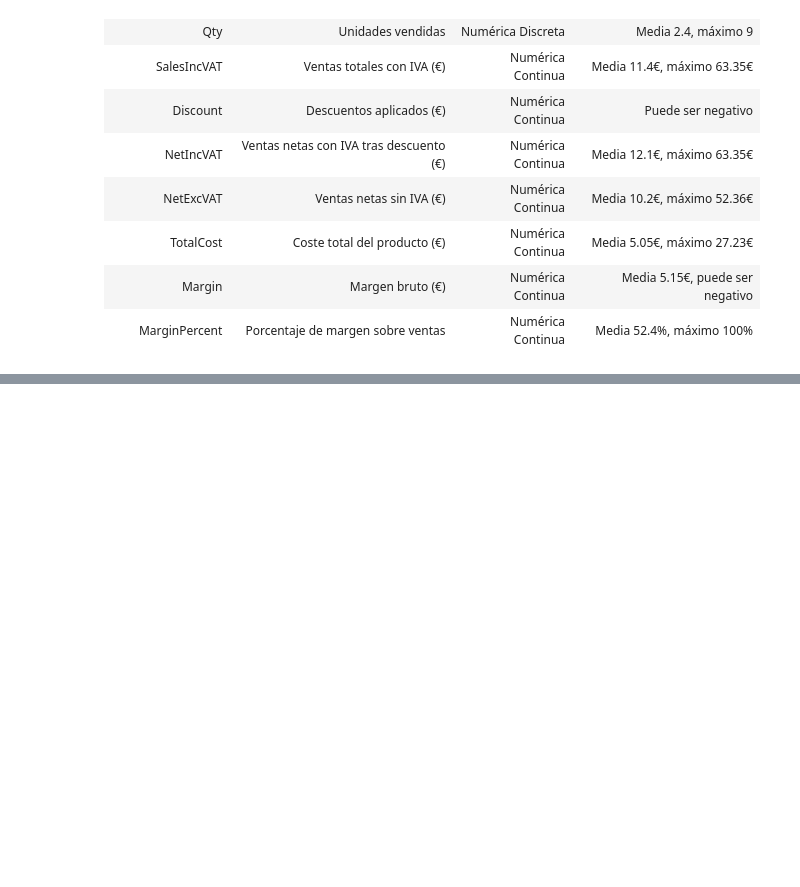
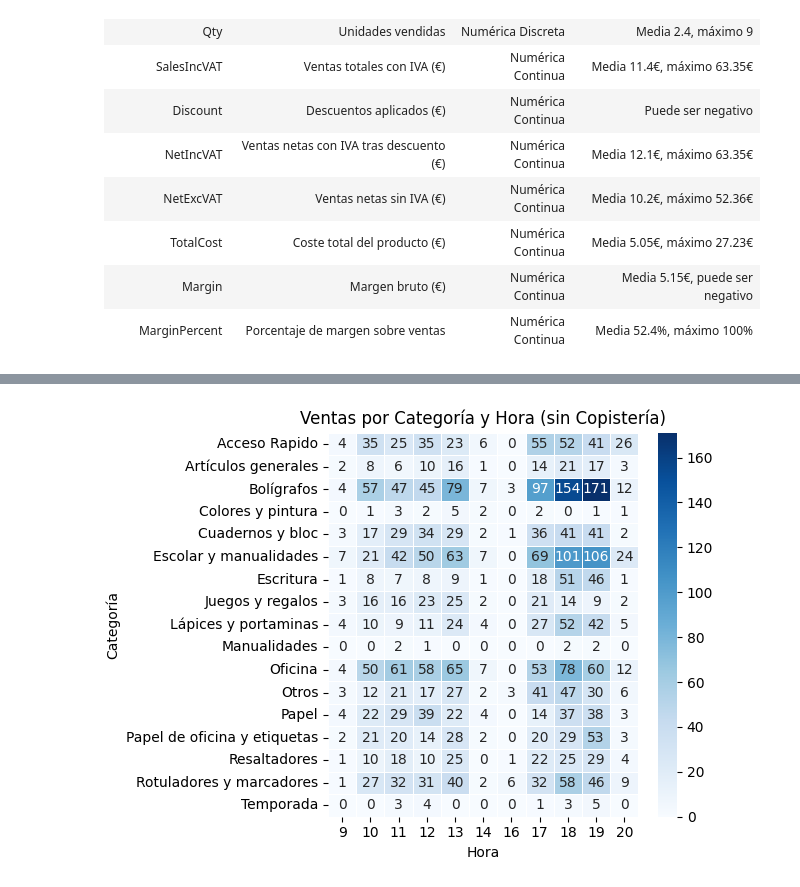
Before and after one commit to alimadriz0110/EDA_Trazos_y_Hojas, a Jupyter notebook: src/notebooks/notebook_eda_raquel.ipynb, the cells around one changed output, grey strips where cells are left out. Drawn from its saved outputs; the diff is of its cells as text; code cells hidden in the pictures; blank space fills up the shorter version.

```diff
--- a/src/notebooks/notebook_eda_raquel.ipynb
+++ b/src/notebooks/notebook_eda_raquel.ipynb
@@ -220,0 +307,9 @@ ventas.drop(columns=["Código Fiscal","Nominal","A/C Ref","Notas","Identificaci
+# %%
+pivot_sin_copia = pivot[~pivot.index.str.contains('Copisteria|Copistería')]
+
+sns.heatmap(pivot_sin_copia, cmap='Blues', annot=True, fmt='d', linewidths=0.5)
+plt.title('Ventas por Categoría y Hora (sin Copistería)')
+plt.tight_layout()
+plt.show()
+# %% [output]
+[figure, added]
```
Also changed, not shown: parts of 13 cells of this notebook.
